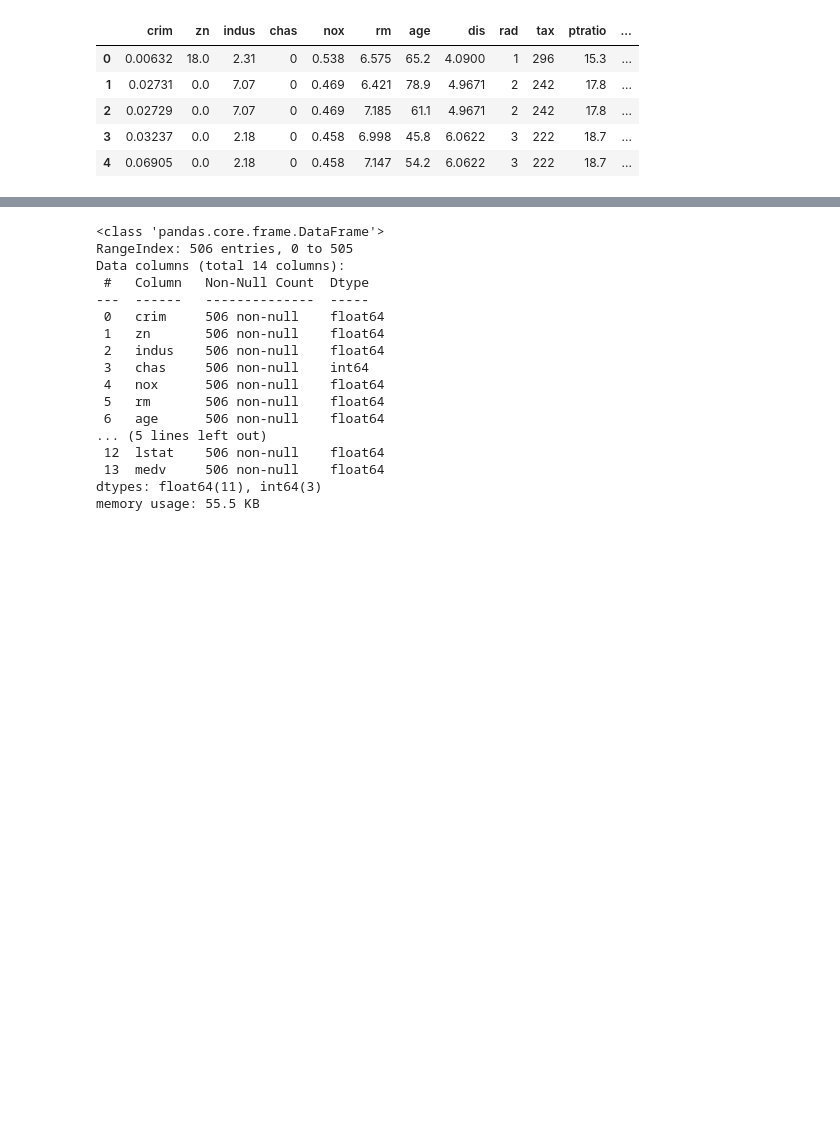
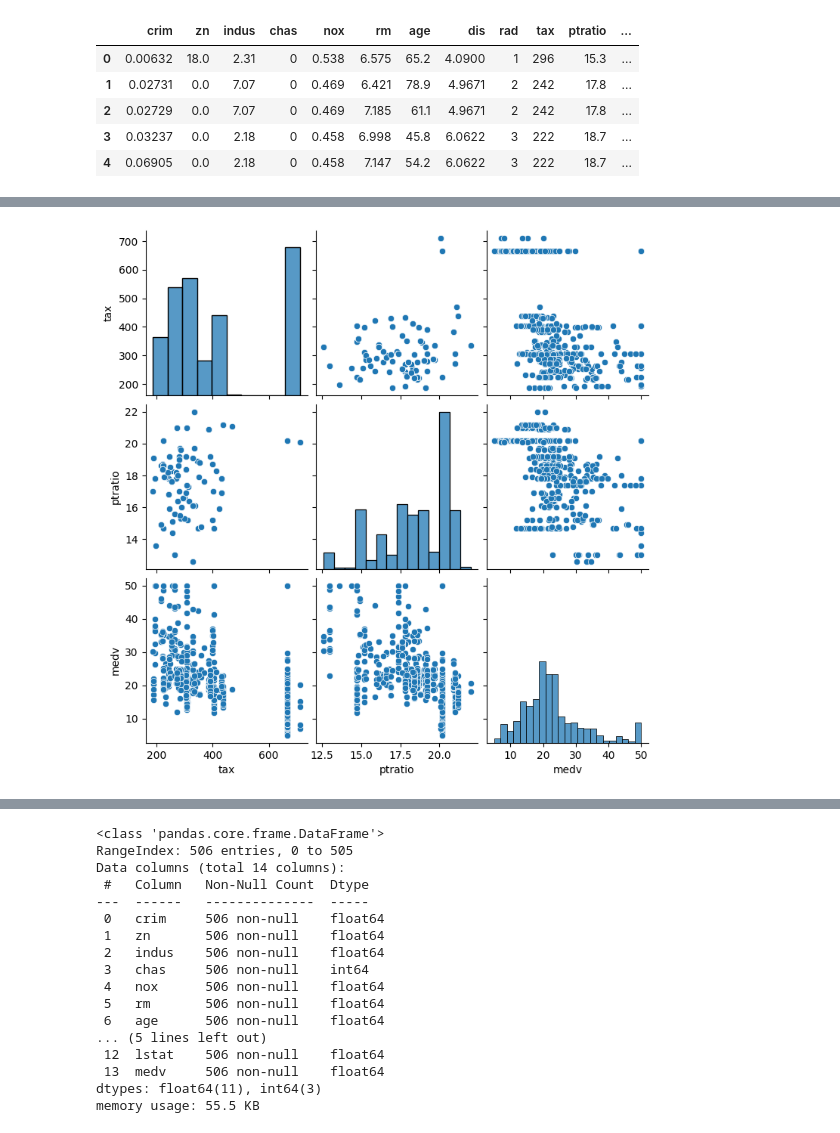
Before and after one commit to Omdena-CBP-Tanzania/machine-learning-linear-regression-twiga2, a Jupyter notebook: notebooks/EDA.ipynb, the cells around one changed output, grey strips where cells are left out. Cells and saved outputs as stored; diff of their text form; code cells hidden in the pictures; blank space fills up the shorter version.

```diff
--- a/notebooks/EDA.ipynb
+++ b/notebooks/EDA.ipynb
@@ -49,0 +83,7 @@ plt.show()
+# %%
+#Visualization using Pairplots
+
+sns.pairplot(datadf, vars=['tax','ptratio','medv'])
+plt.show()
+# %% [output]
+[figure, added]
```
Also changed, not shown: parts of 8 cells of this notebook.
